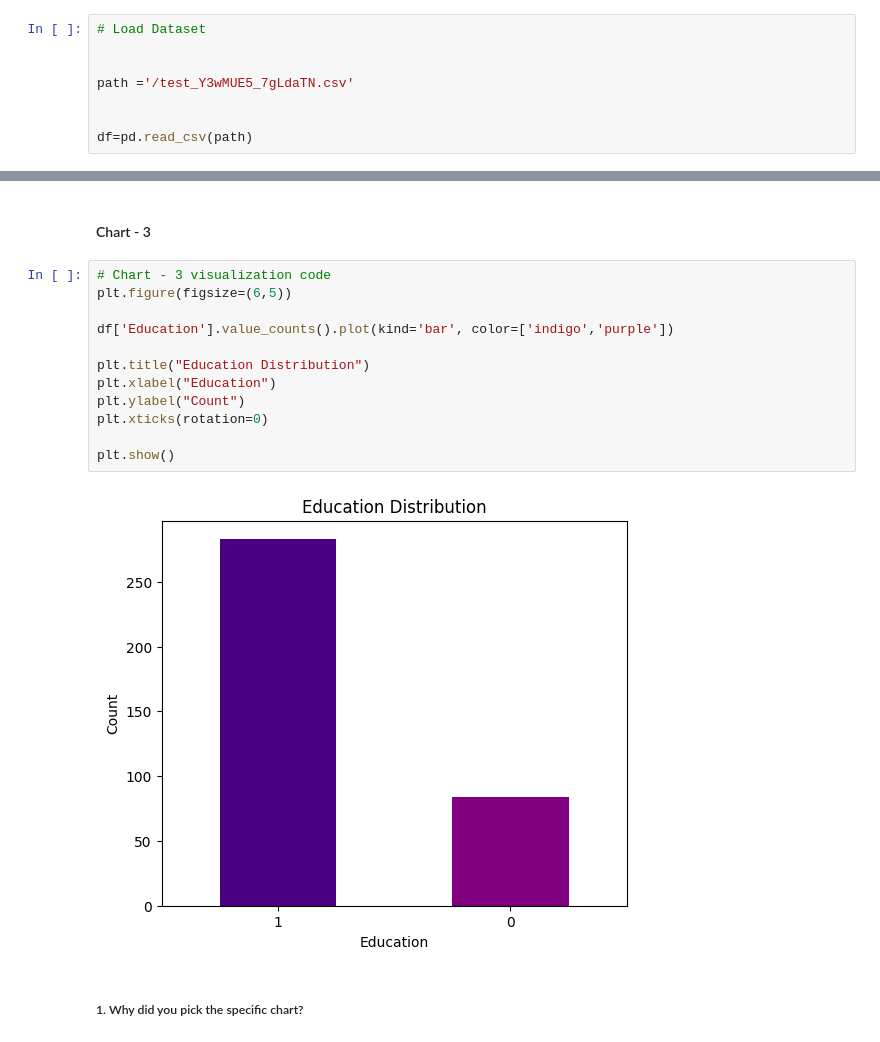
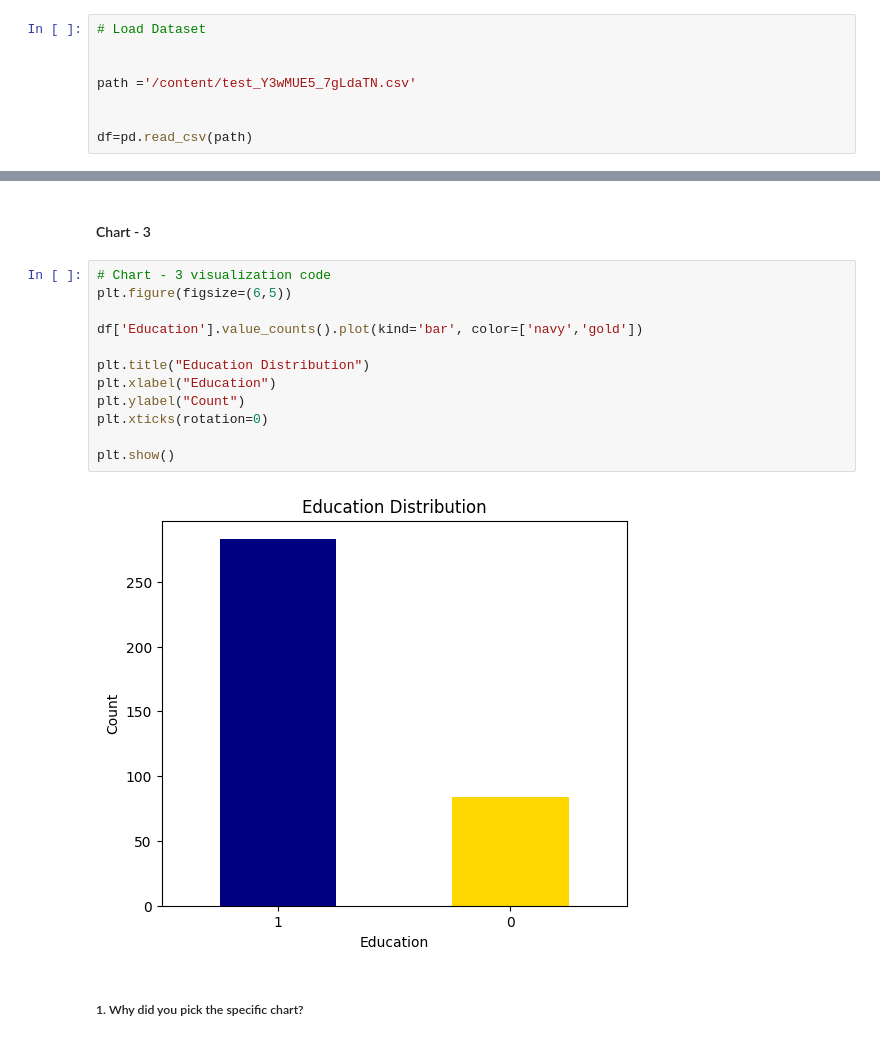
Before and after one commit to anujpurohit0501/Loan_Prediction, a Jupyter notebook: Loan_Prediction.ipynb, the cells around one changed output, grey strips where cells are left out. Cells and saved outputs as stored; diff of their text form.

```diff
--- a/Loan_Prediction.ipynb
+++ b/Loan_Prediction.ipynb
@@ -107,7 +107,7 @@ import matplotlib.pyplot as plt
 # Load Dataset
 
 
-path ='/test_Y3wMUE5_7gLdaTN.csv'
+path ='/content/test_Y3wMUE5_7gLdaTN.csv'
 
 
 df=pd.read_csv(path)
@@ -337,17 +333,17 @@ Answer : Marital status may influence repayment capability and financial respons
 # %%
 # Chart - 3 visualization code
 plt.figure(figsize=(6,5))
 
-df['Education'].value_counts().plot(kind='bar', color=['indigo','purple'])
+df['Education'].value_counts().plot(kind='bar', color=['navy','gold'])
 
 plt.title("Education Distribution")
 plt.xlabel("Education")
 plt.ylabel("Count")
 plt.xticks(rotation=0)
 
 plt.show()
 # %% [output]
-[figure, old version]
+[figure, new version]
 # %% [markdown]
 ##### 1. Why did you pick the specific chart?
 # %% [markdown]
```
Also changed, not shown: parts of 94 cells of this notebook.
